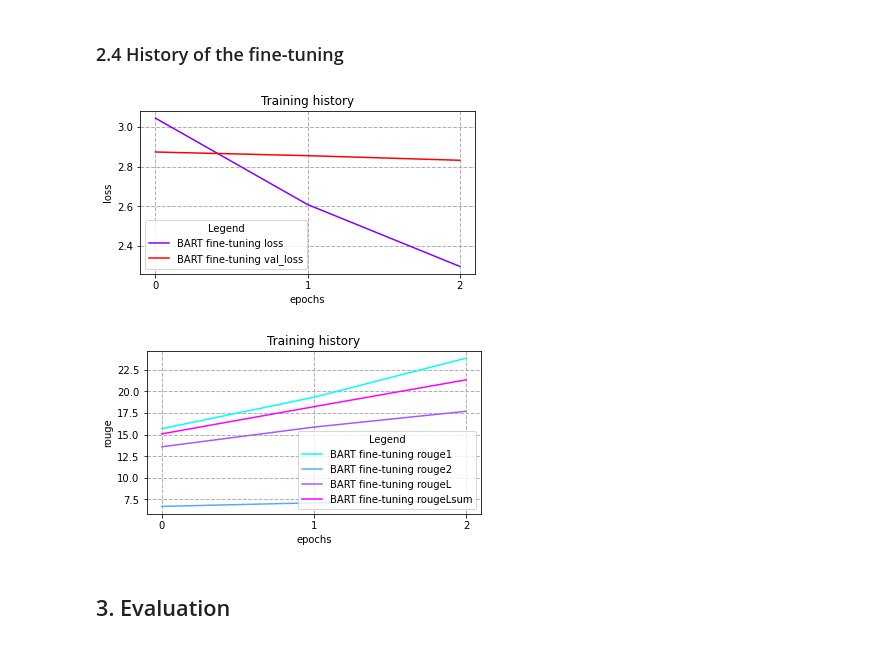
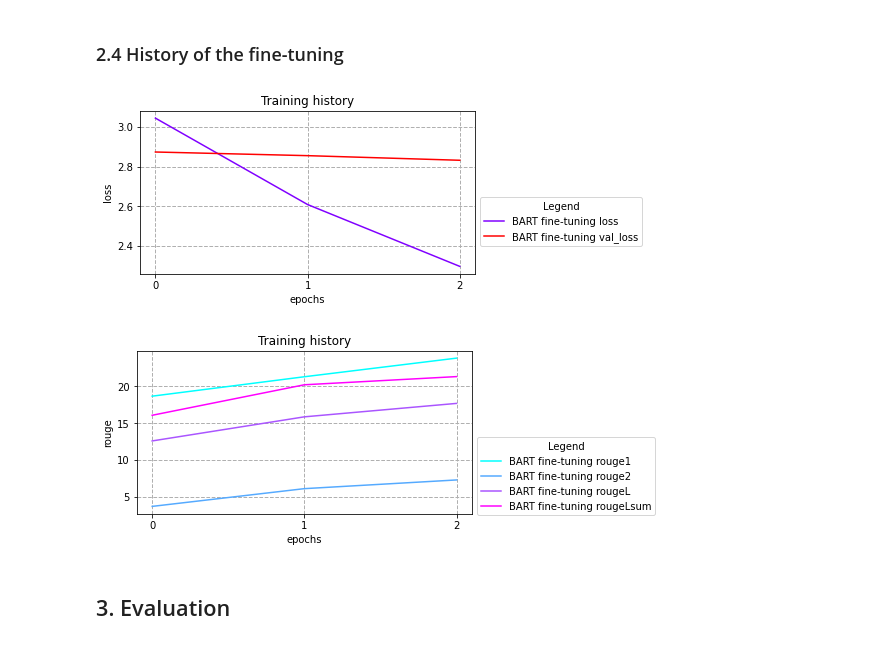
Before and after one commit to TheOnesThatWereAbroad/PodcastSummarization, a Jupyter notebook: abstractive_podcast_summarization.ipynb, the cells around one changed output. Drawn from its saved outputs; the diff is of its cells as text; code cells hidden in the pictures.

```diff
--- a/abstractive_podcast_summarization.ipynb
+++ b/abstractive_podcast_summarization.ipynb
@@ -979,37 +979,37 @@ def plot_history(models_history, keys, model_names=[], labels=("epochs", "metric
         :param cmap: color map used for the plot
     """
 
     # maps each model to a distinct RGB color
     cmap = plt.cm.get_cmap(cmap, len(keys))
 
     fig = plt.figure(figsize=figsize)
 
     # for each model trained
     for i, history in enumerate(models_history):
         # take all pairs of training and val metrics
         for j, metric in enumerate(keys):
             plt.plot(history[metric], label=f"{model_names[i]} {metric}", linestyle="solid", color=cmap(j))
 
-    plt.xticks(np.arange(len(history[keys[0]])))
     plt.xlabel(labels[0])
     plt.ylabel(labels[1])
     plt.yscale(y_scale)
 
     # Adding legend
     plt.legend(
           title ="Legend",
-          loc ="best")
+          loc ="best",
+          bbox_to_anchor=(1, 0.5))
     plt.title("Training history")
     plt.grid(linestyle='--', linewidth=1)
     plt.show()
 
 model_history = [history]
 model_names = ["BART fine-tuning"]
 plot_history(model_history, keys=['loss', 'val_loss'], model_names=model_names, labels=("epochs", "loss"), figsize=(6,3))
 plot_history(model_history, keys=['rouge1', 'rouge2', 'rougeL', 'rougeLsum'], model_names=model_names, labels=("epochs", "rouge"), figsize=(6,3), cmap="cool")
 # %% [output]
-[figure, old version]
+[figure, new version]
-[figure, old version]
+[figure, new version]
 # %% [markdown]
 ## 3. Evaluation
 # %% [markdown]
```
Also changed, not shown: parts of 23 cells of this notebook, 19 other files.
